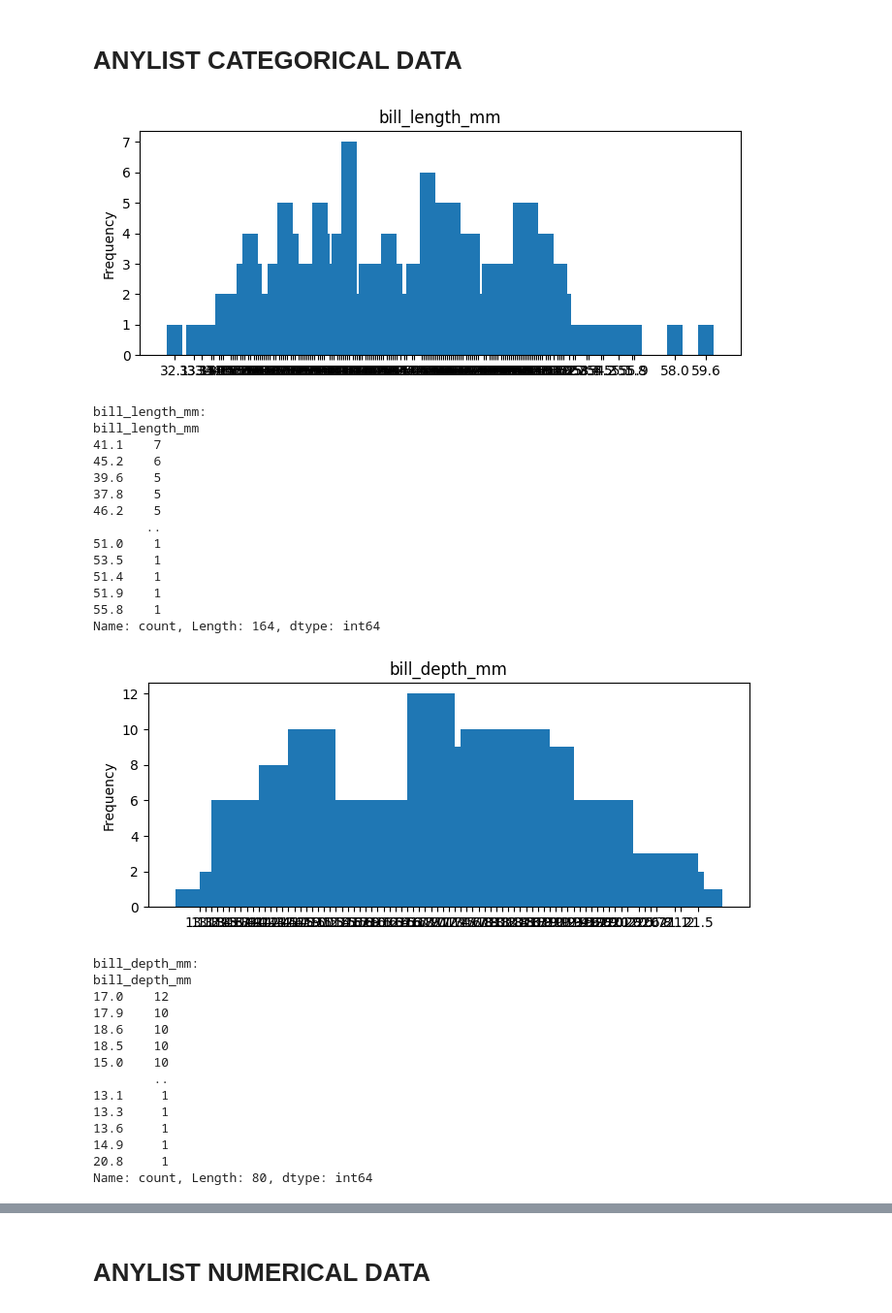
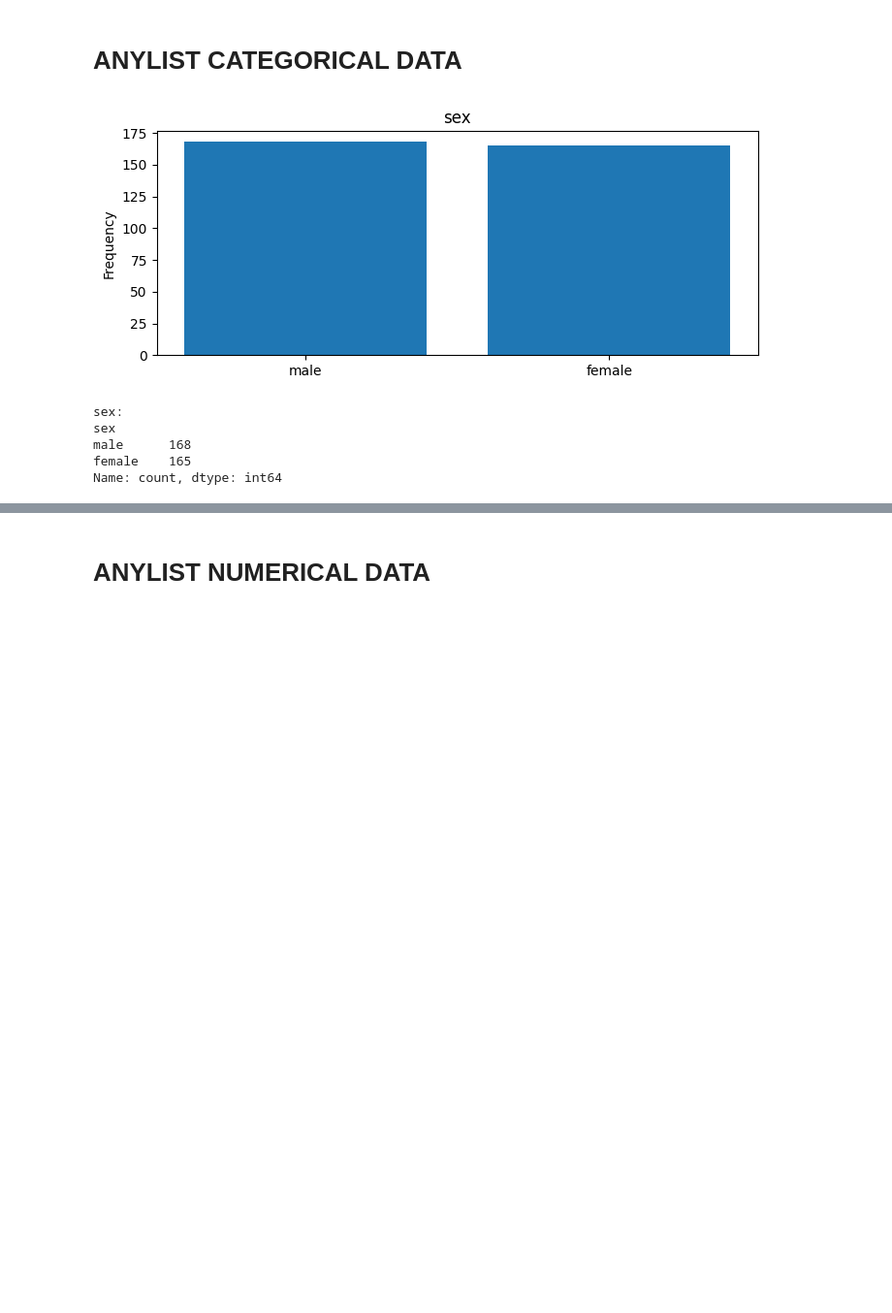
Before and after one commit to RitaKaniska/Decision-Tree-AI-Project, a Jupyter notebook: penguins-EDA.ipynb, the cells around one changed output, grey strips where cells are left out. Shown at 97% size. Saved outputs shown, nothing was run; the diff lists cells and outputs as text; code cells hidden in the pictures; blank space fills up the shorter version.

```diff
--- a/penguins-EDA.ipynb
+++ b/penguins-EDA.ipynb
@@ -11,7 +11,7 @@ import seaborn as sns
 # %% [markdown]
 # READFILE
 # %%
-PATH  = Path.cwd() / 'penguins.csv'
+PATH  = Path.cwd() / 'Data/penguins.csv'
 DATA = pd.read_csv(PATH)
 DATA
 # %% [output]
@@ -159,37 +164,13 @@ def bar_plot(variable):
 
     print("{}: \n{}".format(variable, varValue))
 # %%
-category1=['bill_length_mm', 'bill_depth_mm', 'flipper_length_mm', 'body_mass_g']
+category1=['sex']
 for c in category1:
     bar_plot(c)
 # %% [output]
-[figure, old version]
+[figure, new version]
-bill_length_mm:
-bill_length_mm
-41.1    7
-45.2    6
-39.6    5
-37.8    5
-46.2    5
-       ..
-51.0    1
-53.5    1
-51.4    1
-51.9    1
-55.8    1
-Name: count, Length: 164, dtype: int64
+sex:
+sex
+male      168
+female    165
+Name: count, dtype: int64
-[figure, removed]
-bill_depth_mm:
-bill_depth_mm
-17.0    12
-17.9    10
-18.6    10
-18.5    10
-15.0    10
-        ..
-13.1     1
-13.3     1
-13.6     1
-14.9     1
-20.8     1
-Name: count, Length: 80, dtype: int64
```
Also changed, not shown: parts of 6 cells of this notebook, 3 other files.
